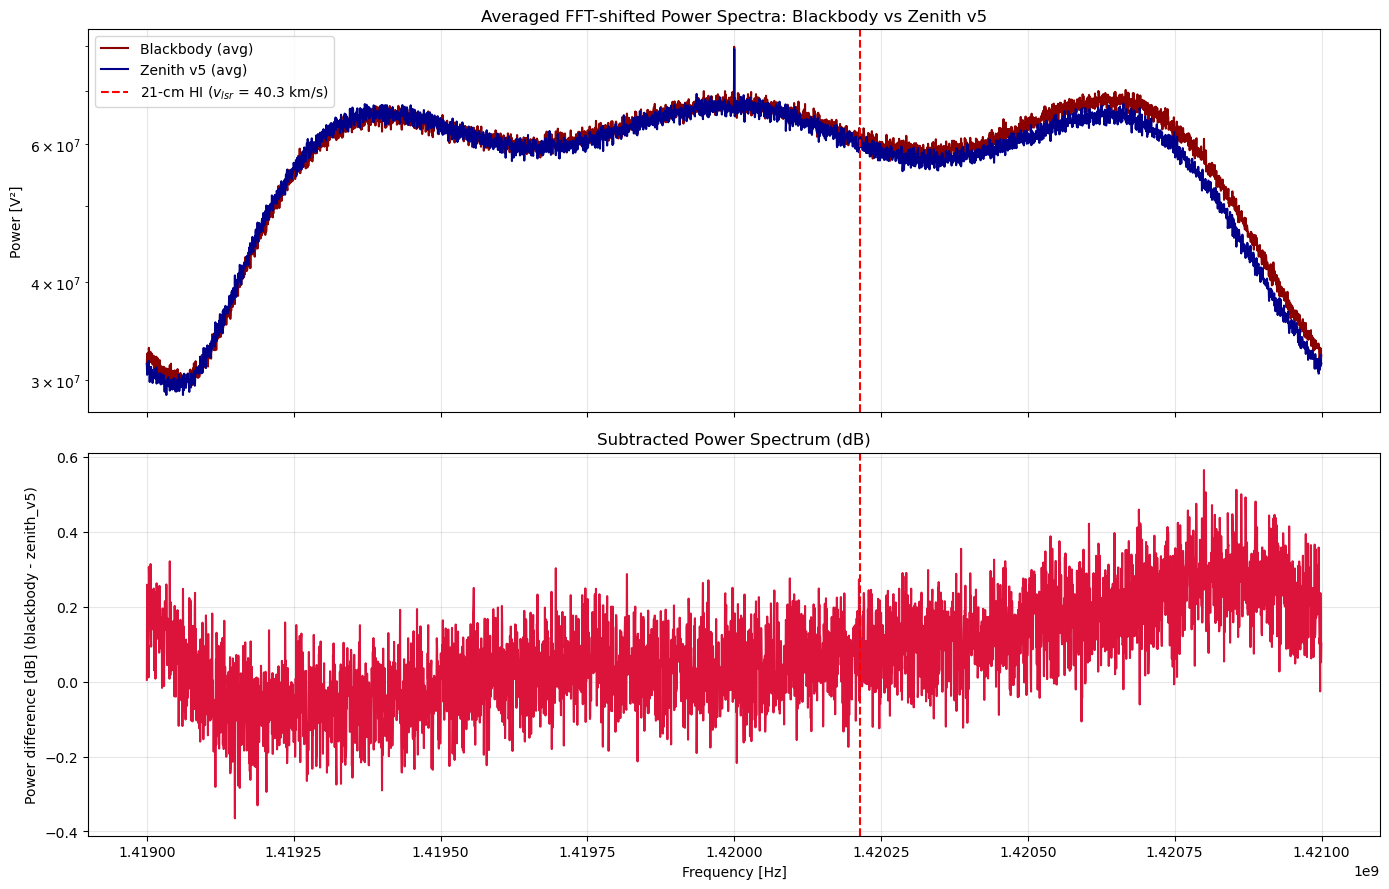
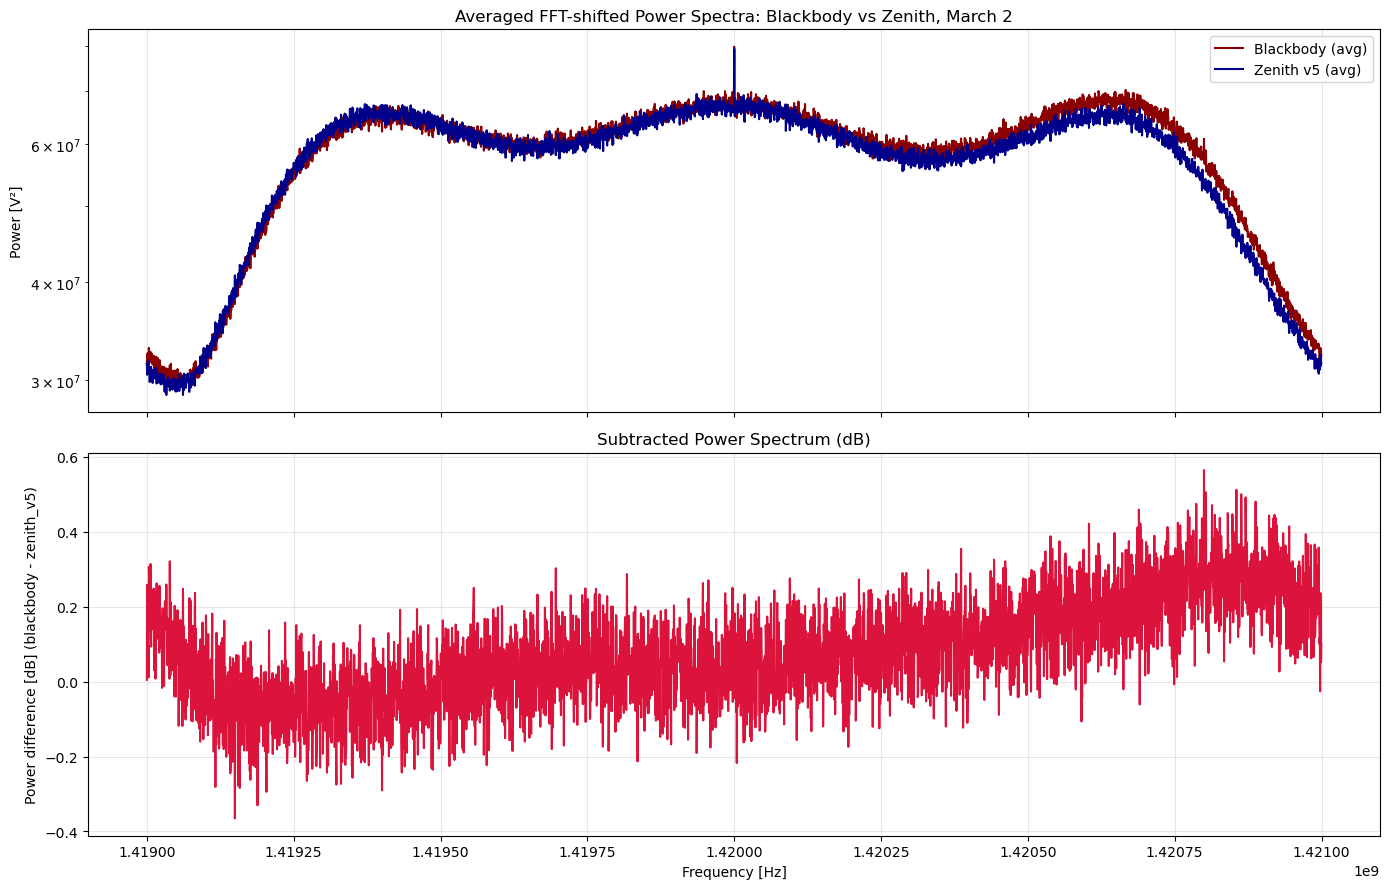
The notebook cell's code change between the first figure and the second:
--- before
+++ after
@@ -12,6 +12,6 @@
 f_HI = f_HI_rest * (1.0 - v_lsr * 1000 / c)  # Convert km/s to m/s
 
-fn_body = "C:/Users/medin/Downloads/Spring_2026/ASTRON121/LAB2/DATA/3-2 data/bighorn_blackbody_0302 (1).npz"
-fn_zen_v5 = "C:/Users/medin/Downloads/Spring_2026/ASTRON121/LAB2/DATA/3-2 data/bighorn_zenith_0302.npz"
+fn_body = "C:/Users/medin/Downloads/Spring_2026/ASTRON121/LAB2/DATA/3-2 Data/bighorn_blackbody_0302 (1).npz"
+fn_zen_v5 = "C:/Users/medin/Downloads/Spring_2026/ASTRON121/LAB2/DATA/3-2 Data/bighorn_zenith_0302.npz"
 
 data_body = np.load(fn_body)
@@ -70,7 +70,7 @@
 ax1.set_yscale('log')
 ax1.set_ylabel('Power [V²]')
-ax1.set_title('Averaged FFT-shifted Power Spectra: Blackbody vs Zenith v5')
+ax1.set_title('Averaged FFT-shifted Power Spectra: Blackbody vs Zenith, March 2')
 ax1.grid(True, alpha = 0.3)
-ax1.axvline(f_HI, color = 'red', linestyle = '--', label = f'21-cm HI ($v_{{lsr}}$ = {v_lsr:.1f} km/s)')
+#ax1.axvline(f_HI, color = 'red', linestyle = '--', label = f'21-cm HI ($v_{{lsr}}$ = {v_lsr:.1f} km/s)')
 ax1.legend()
 
@@ -80,5 +80,5 @@
 ax2.set_title('Subtracted Power Spectrum (dB)')
 ax2.grid(True, alpha = 0.3)
-ax2.axvline(f_HI, color = 'red', linestyle = '--')
+#ax2.axvline(f_HI, color = 'red', linestyle = '--')
 
 plt.tight_layout()
@@ -86,6 +86,6 @@
 os.makedirs('Lab 2/figures', exist_ok = True)
 outfn = 'Lab 2/figures/blackbody_minus_zenith_v5_difference.png'
-#plt.savefig(outfn, dpi = 300, bbox_inches = 'tight')
-#plt.show()
+plt.savefig(outfn, dpi = 300, bbox_inches = 'tight')
+plt.show()
 
 # report peaks
@@ -96,3 +96,3 @@
 print(f"HI line frequency (adjusted): {f_HI:.6e} Hz")
 print(f"Doppler shift: {v_lsr:.2f} km/s")
-#print(f"Saved figure: {outfn}")
+print(f"Saved figure: {outfn}")

Commit: Added code shared by Evan, ready to begin plots